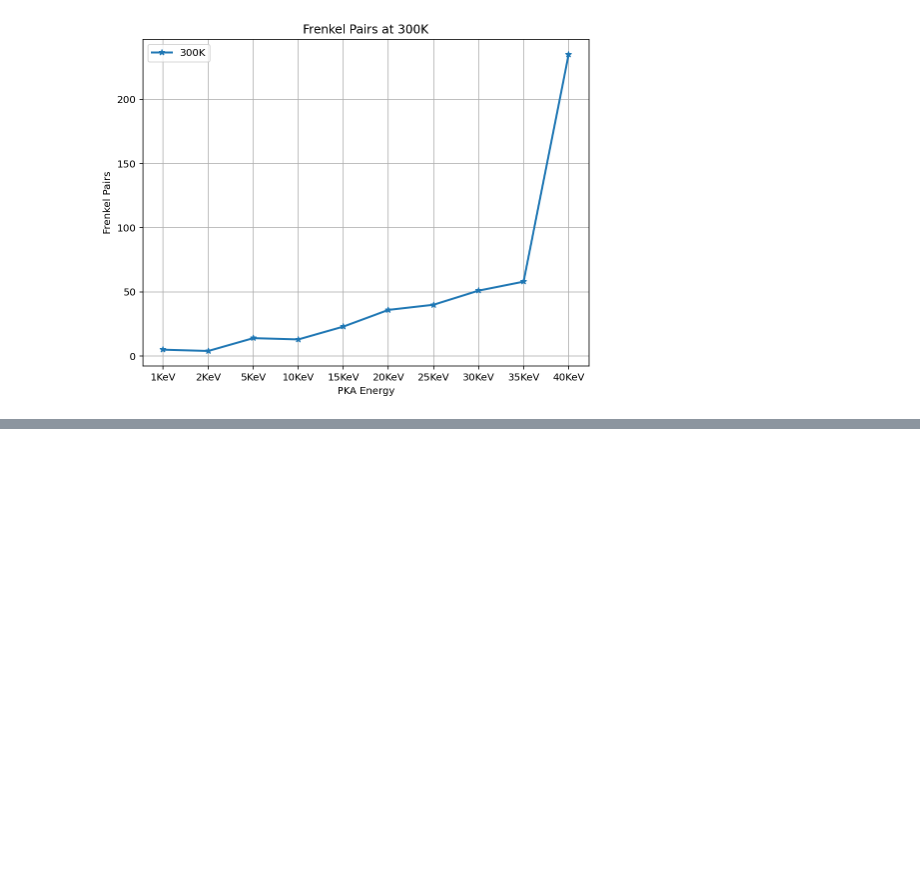
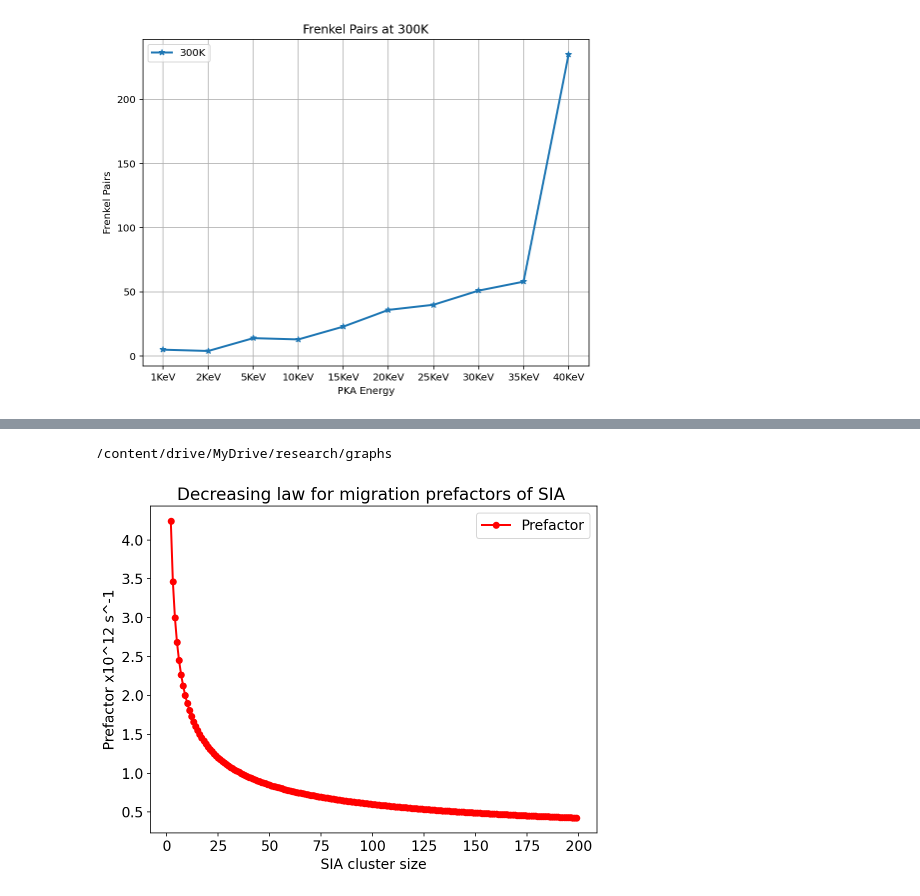
Before and after one commit to dell-datascience/Image_classifier_project, a Jupyter notebook: research.ipynb, the cells around one changed output, grey strips where cells are left out. Cells and saved outputs as stored; diff of their text form; code cells hidden in the pictures; blank space fills up the shorter version.

```diff
--- a/research.ipynb
+++ b/research.ipynb
@@ -134,0 +147,16 @@ graph(results_dic,9)
+# %%
+%cd '/content/drive/MyDrive/research/graphs'
+x=np.arange(2,200,1)
+y=[y for y in 6*np.power(x,-0.5)]
+plt.rcParams.update({'font.size': 14})
+fig, ax =plt.subplots(figsize=(8,6))
+ax.plot(x,y, linewidth=2,marker='o', label='Prefactor',color='r')
+ax.set_xlabel('SIA cluster size')
+ax.set_ylabel('Prefactor x10^12 s^-1')
+ax.set_title( 'Decreasing law for migration prefactors of SIA ')
+ax.legend(facecolor ='white')
+plt.savefig('Decreasing power law for SIA.png',dpi=2000)
+plt.show()
+# %% [output]
+/content/drive/MyDrive/research/graphs
+[figure, added]
```
Also changed, not shown: parts of 23 cells of this notebook.
